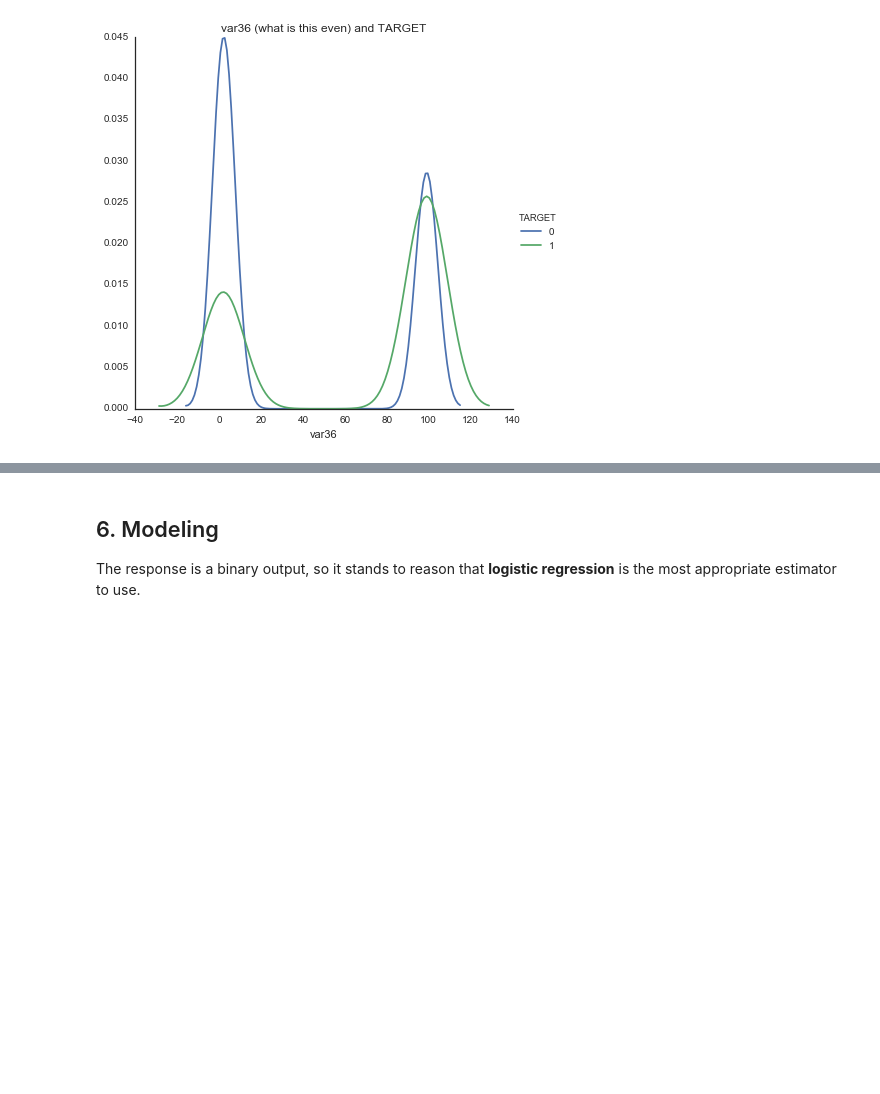
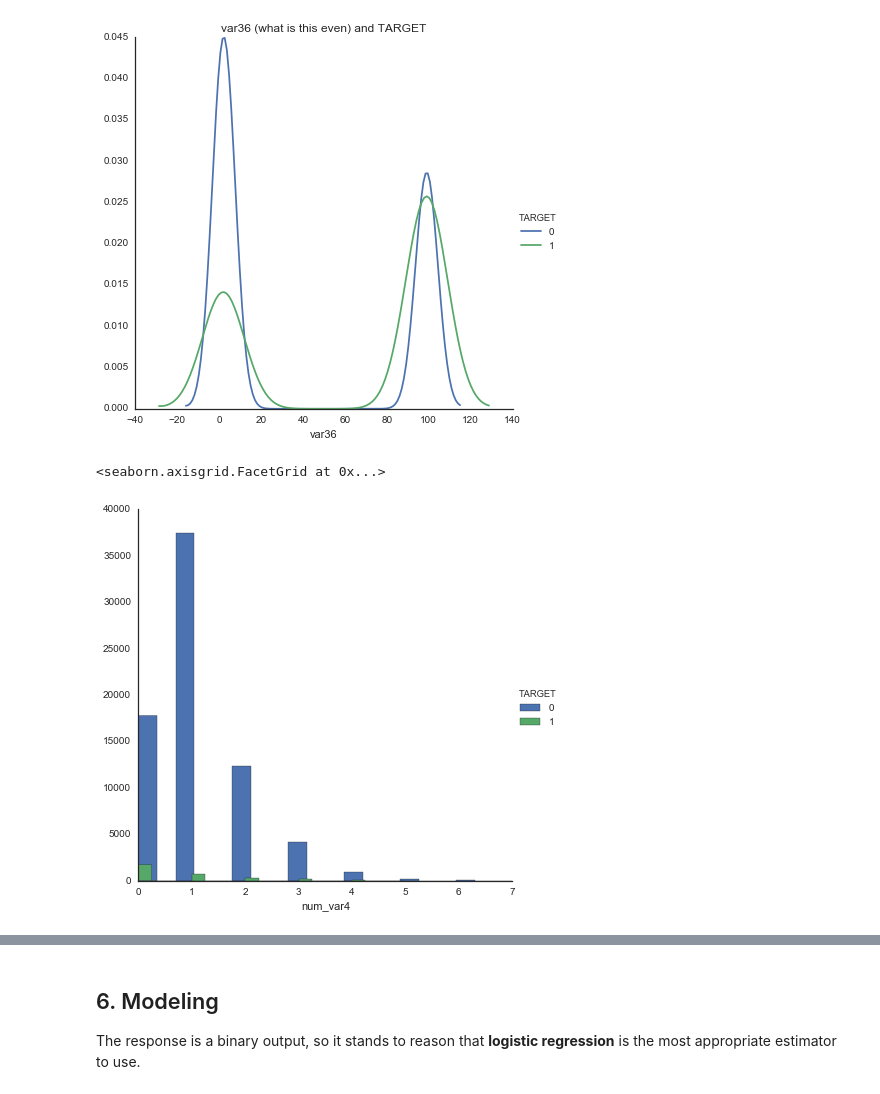
Before and after one commit to sketchychen/kaggle_santander, a Jupyter notebook: kaggle_santander_draft.ipynb, the cells around one changed output, grey strips where cells are left out. Cells and saved outputs as stored; diff of their text form; code cells hidden in the pictures; blank space fills up the shorter version.

```diff
--- a/kaggle_santander_draft.ipynb
+++ b/kaggle_santander_draft.ipynb
@@ -507,3 +531,10 @@ sns.FacetGrid(santrainder, hue='TARGET', size=6) \
 plt.title('var36 (what is this even) and TARGET');
 # %% [output]
 [figure]
+# %%
+sns.FacetGrid(santrainder, hue='TARGET', size=6) \
+    .map(plt.hist, 'num_var4', bins=20) \
+    .add_legend()
+# %% [output]
+<seaborn.axisgrid.FacetGrid at 0x...>
+[figure, added]
```
Also changed, not shown: parts of 10 cells of this notebook.
